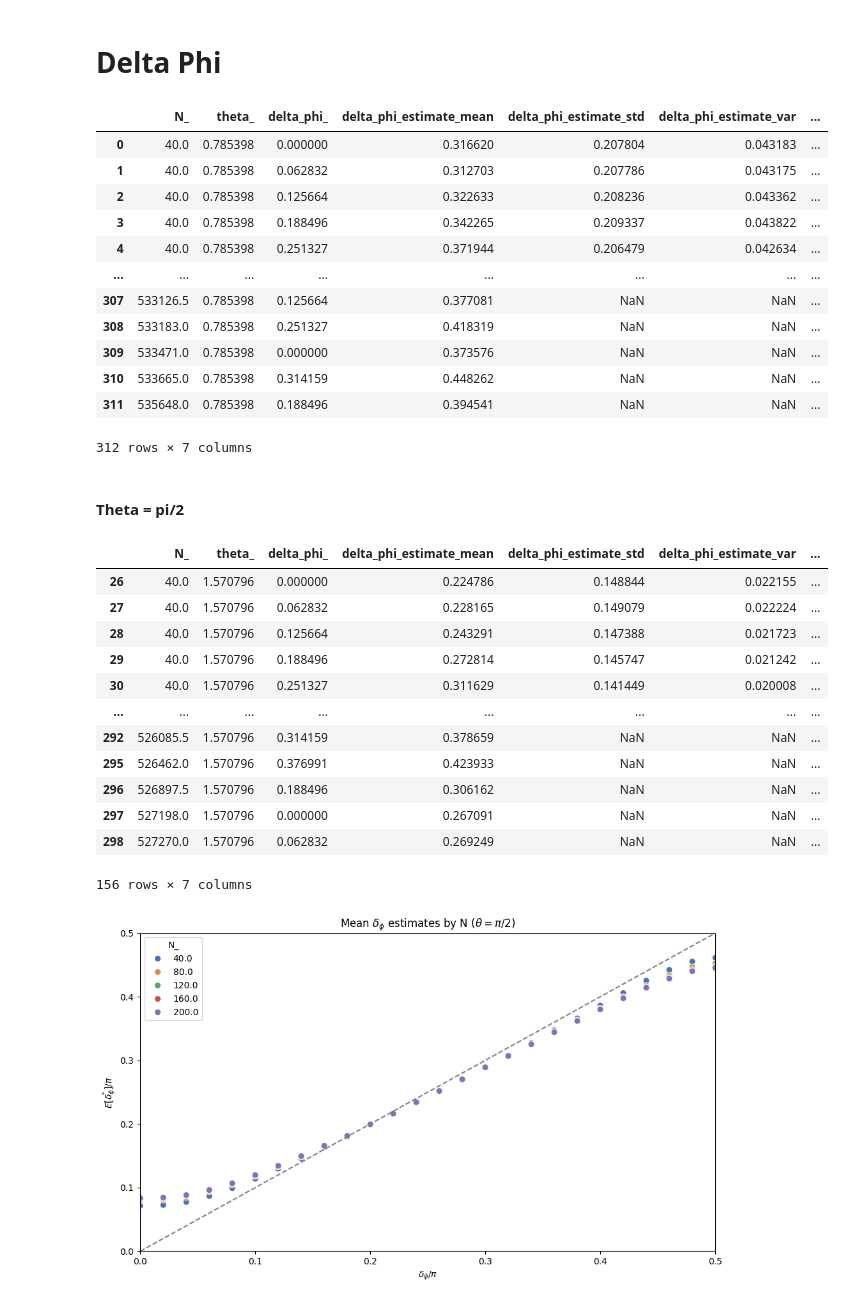
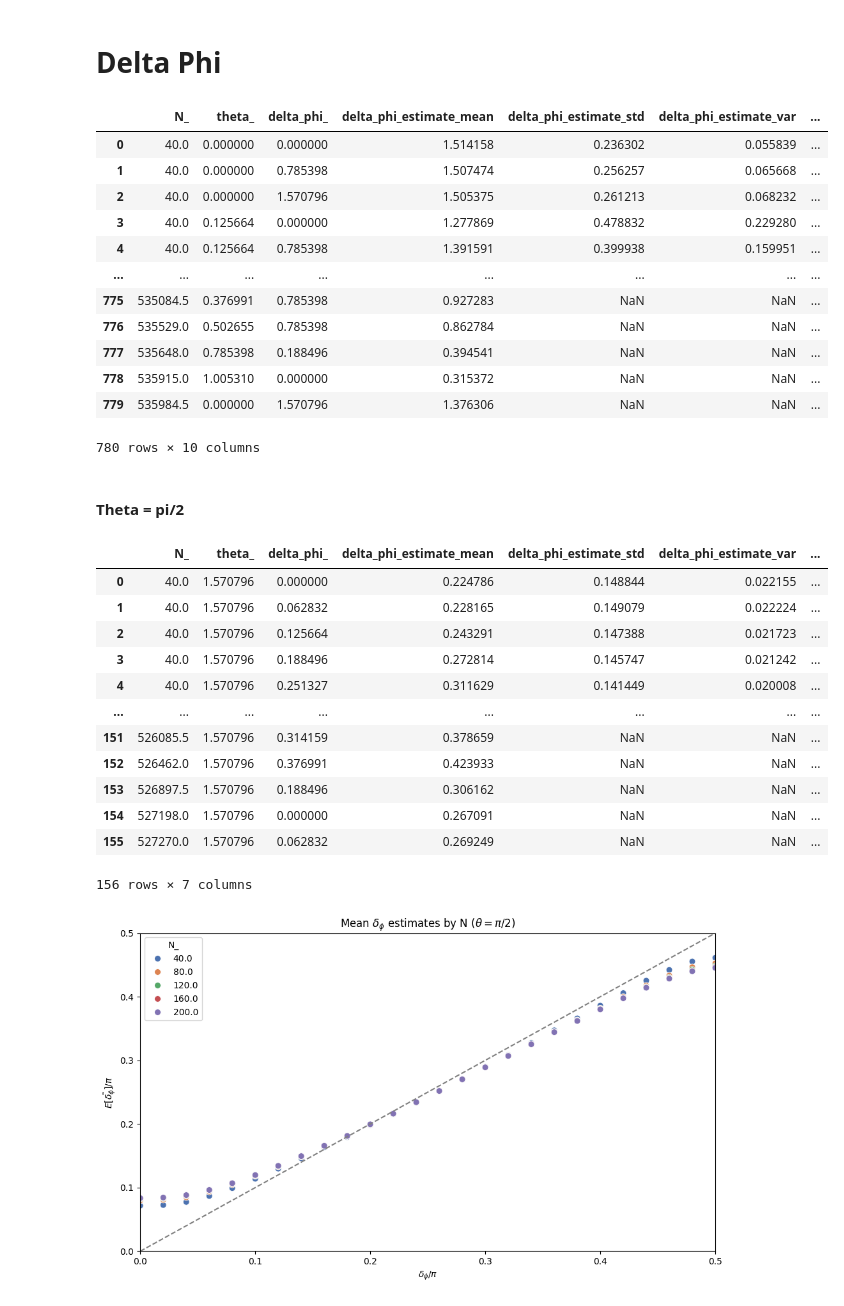
Before and after one commit to josephniblo/multi-parameter-estimation, a Jupyter notebook: multi-parameter-estimation/post-processing/5_analyse_estimates.ipynb, the cells around one changed output. Drawn from its saved outputs; the diff is of its cells as text; code cells hidden in the pictures.

```diff
--- a/multi-parameter-estimation/post-processing/5_analyse_estimates.ipynb
+++ b/multi-parameter-estimation/post-processing/5_analyse_estimates.ipynb
@@ -392,46 +268,49 @@ plt.show()
 # Delta Phi
 # %%
 # only when theta = pi/2 or pi/4
-delta_phi_estimates = estimates_df[
-    estimates_df["theta"].isin([np.pi / 2, np.pi / 4])
-].groupby(["N", "theta", "delta_phi"]).agg({
+delta_phi_estimates = estimates_df.groupby(["N", "theta", "delta_phi"]).agg({
     "delta_phi_estimate": ["mean", "std", "var",],
     "delta_phi": "count",
+    "theta_estimate": ["mean", "std", "var"]
 }).reset_index()
 delta_phi_estimates.columns = ['_'.join(col).strip() for col in delta_phi_estimates.columns.values]
 delta_phi_estimates
 # %% [output]
 |  | N_ | theta_ | delta_phi_ | delta_phi_estimate_mean | delta_phi_estimate_std | delta_phi_estimate_var | ... |
-| 0 | 40.0 | 0.785398 | 0.000000 | 0.316620 | 0.207804 | 0.043183 | ... |
-| 1 | 40.0 | 0.785398 | 0.062832 | 0.312703 | 0.207786 | 0.043175 | ... |
-| 2 | 40.0 | 0.785398 | 0.125664 | 0.322633 | 0.208236 | 0.043362 | ... |
-| 3 | 40.0 | 0.785398 | 0.188496 | 0.342265 | 0.209337 | 0.043822 | ... |
-| 4 | 40.0 | 0.785398 | 0.251327 | 0.371944 | 0.206479 | 0.042634 | ... |
+| 0 | 40.0 | 0.000000 | 0.000000 | 1.514158 | 0.236302 | 0.055839 | ... |
+| 1 | 40.0 | 0.000000 | 0.785398 | 1.507474 | 0.256257 | 0.065668 | ... |
+| 2 | 40.0 | 0.000000 | 1.570796 | 1.505375 | 0.261213 | 0.068232 | ... |
+| 3 | 40.0 | 0.125664 | 0.000000 | 1.277869 | 0.478832 | 0.229280 | ... |
+| 4 | 40.0 | 0.125664 | 0.785398 | 1.391591 | 0.399938 | 0.159951 | ... |
 | ... | ... | ... | ... | ... | ... | ... | ... |
-| 307 | 533126.5 | 0.785398 | 0.125664 | 0.377081 | NaN | NaN | ... |
-| 308 | 533183.0 | 0.785398 | 0.251327 | 0.418319 | NaN | NaN | ... |
-| 309 | 533471.0 | 0.785398 | 0.000000 | 0.373576 | NaN | NaN | ... |
-| 310 | 533665.0 | 0.785398 | 0.314159 | 0.448262 | NaN | NaN | ... |
-| 311 | 535648.0 | 0.785398 | 0.188496 | 0.394541 | NaN | NaN | ... |
+| 775 | 535084.5 | 0.376991 | 0.785398 | 0.927283 | NaN | NaN | ... |
+| 776 | 535529.0 | 0.502655 | 0.785398 | 0.862784 | NaN | NaN | ... |
+| 777 | 535648.0 | 0.785398 | 0.188496 | 0.394541 | NaN | NaN | ... |
+| 778 | 535915.0 | 1.005310 | 0.000000 | 0.315372 | NaN | NaN | ... |
+| 779 | 535984.5 | 0.000000 | 1.570796 | 1.376306 | NaN | NaN | ... |
-312 rows × 7 columns
+780 rows × 10 columns
 # %% [markdown]
 #### Theta = pi/2
 # %%
-delta_phi_estimates_theta_pi_over_2 = delta_phi_estimates[delta_phi_estimates["theta_"] == np.pi / 2]
+# get the subset where theta = pi/2 using numpy to find theta close to pi/2
+
+delta_phi_estimates_theta_pi_over_2 = delta_phi_estimates[
+    np.isclose(delta_phi_estimates["theta_"], np.pi / 2, atol=0.001)
+].reset_index(drop=True)
 delta_phi_estimates_theta_pi_over_2
 # %% [output]
 |  | N_ | theta_ | delta_phi_ | delta_phi_estimate_mean | delta_phi_estimate_std | delta_phi_estimate_var | ... |
-| 26 | 40.0 | 1.570796 | 0.000000 | 0.224786 | 0.148844 | 0.022155 | ... |
-| 27 | 40.0 | 1.570796 | 0.062832 | 0.228165 | 0.149079 | 0.022224 | ... |
-| 28 | 40.0 | 1.570796 | 0.125664 | 0.243291 | 0.147388 | 0.021723 | ... |
-| 29 | 40.0 | 1.570796 | 0.188496 | 0.272814 | 0.145747 | 0.021242 | ... |
-| 30 | 40.0 | 1.570796 | 0.251327 | 0.311629 | 0.141449 | 0.020008 | ... |
+| 0 | 40.0 | 1.570796 | 0.000000 | 0.224786 | 0.148844 | 0.022155 | ... |
+| 1 | 40.0 | 1.570796 | 0.062832 | 0.228165 | 0.149079 | 0.022224 | ... |
+| 2 | 40.0 | 1.570796 | 0.125664 | 0.243291 | 0.147388 | 0.021723 | ... |
+| 3 | 40.0 | 1.570796 | 0.188496 | 0.272814 | 0.145747 | 0.021242 | ... |
+| 4 | 40.0 | 1.570796 | 0.251327 | 0.311629 | 0.141449 | 0.020008 | ... |
 | ... | ... | ... | ... | ... | ... | ... | ... |
-| 292 | 526085.5 | 1.570796 | 0.314159 | 0.378659 | NaN | NaN | ... |
-| 295 | 526462.0 | 1.570796 | 0.376991 | 0.423933 | NaN | NaN | ... |
-| 296 | 526897.5 | 1.570796 | 0.188496 | 0.306162 | NaN | NaN | ... |
-| 297 | 527198.0 | 1.570796 | 0.000000 | 0.267091 | NaN | NaN | ... |
-| 298 | 527270.0 | 1.570796 | 0.062832 | 0.269249 | NaN | NaN | ... |
+| 151 | 526085.5 | 1.570796 | 0.314159 | 0.378659 | NaN | NaN | ... |
+| 152 | 526462.0 | 1.570796 | 0.376991 | 0.423933 | NaN | NaN | ... |
+| 153 | 526897.5 | 1.570796 | 0.188496 | 0.306162 | NaN | NaN | ... |
+| 154 | 527198.0 | 1.570796 | 0.000000 | 0.267091 | NaN | NaN | ... |
+| 155 | 527270.0 | 1.570796 | 0.062832 | 0.269249 | NaN | NaN | ... |
 156 rows × 7 columns
 # %%
 # plot delta_phi_estimates
```
Also changed, not shown: parts of 18 cells of this notebook, 9 other files.
